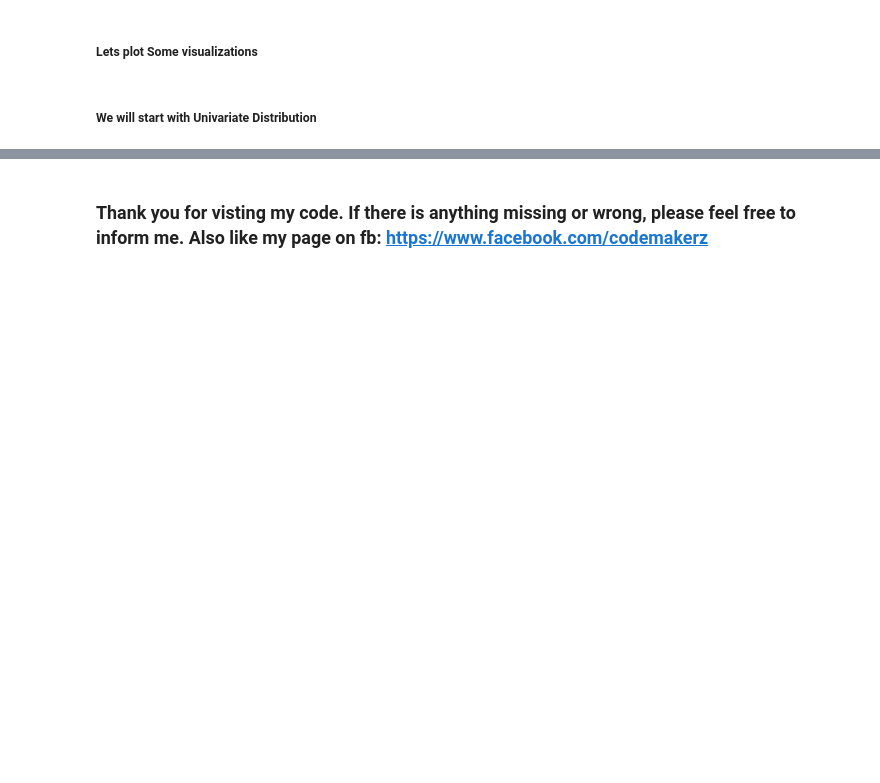
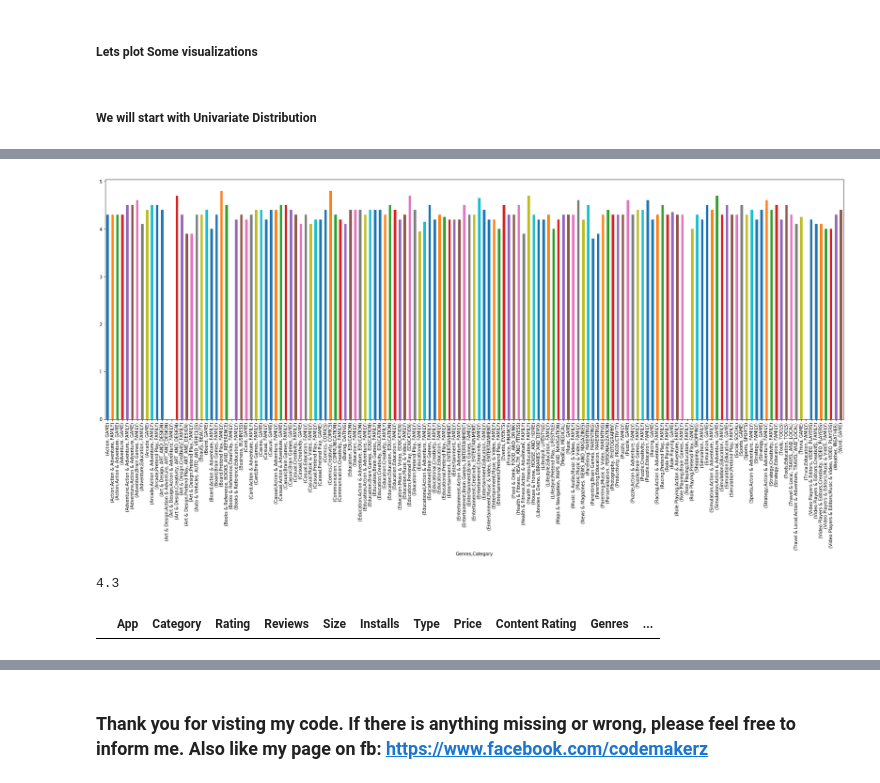
Before and after one commit to martandsingh/dataanalytics, a Jupyter notebook: Practice_google-play-store-analysis.ipynb, the cells around one changed output, grey strips where cells are left out. Saved outputs shown, nothing was run; the diff lists cells and outputs as text; code cells hidden in the pictures; blank space fills up the shorter version.

```diff
--- a/Practice_google-play-store-analysis.ipynb
+++ b/Practice_google-play-store-analysis.ipynb
@@ -553,0 +317,4 @@ plt.plot();
+# %%
+# so we can see in year 2018 mostly app were using android version 4.1 and up. So this seems a fair analysis. Let replace with this value.
+most_frequent_andoid = df['Android Ver'].value_counts().idxmax()
+df["Android Ver"].fillna(most_frequent_andoid, inplace=True)
@@ -553,0 +389,10 @@ plt.plot();
+# %%
+df.groupby(["Genres", "Category"]).Rating.median().plot(kind="bar", figsize=(30, 10));
+# so we can see Ratings for all the genres and category are simillar.
+# %% [output]
+[figure, added]
+# %%
+# lets find out the median rating of total df
+df.Rating.median() # in this case our median is also simillar to category and genres wise grouped data. so lets replace with this data only.
+# %% [output]
+4.3
@@ -553,0 +402,4 @@ plt.plot();
+# %%
+df[df.Rating.isnull()] # so finally we replaced all the missing values. Lets check it
+# %% [output]
+|  | App | Category | Rating | Reviews | Size | Installs | Type | Price | Content Rating | Genres | ... |
```
Also changed, not shown: parts of 65 cells of this notebook.
